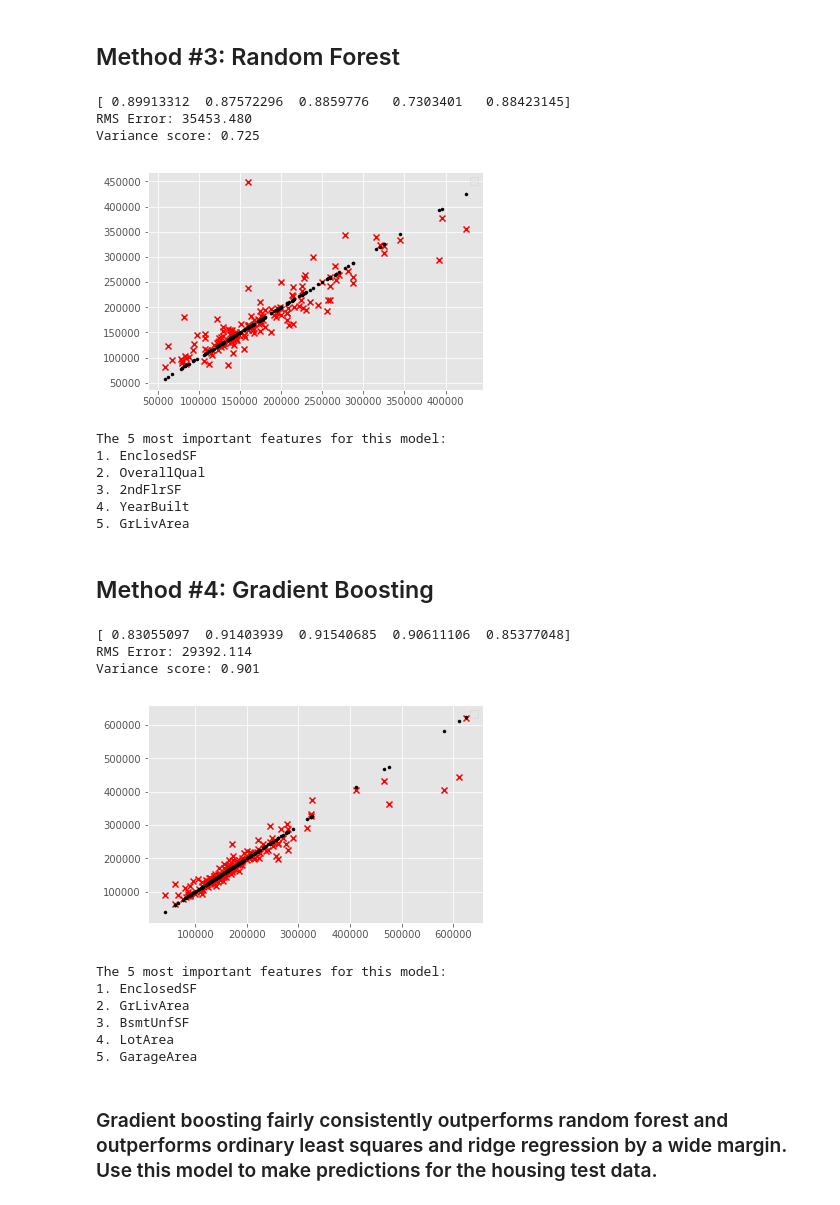
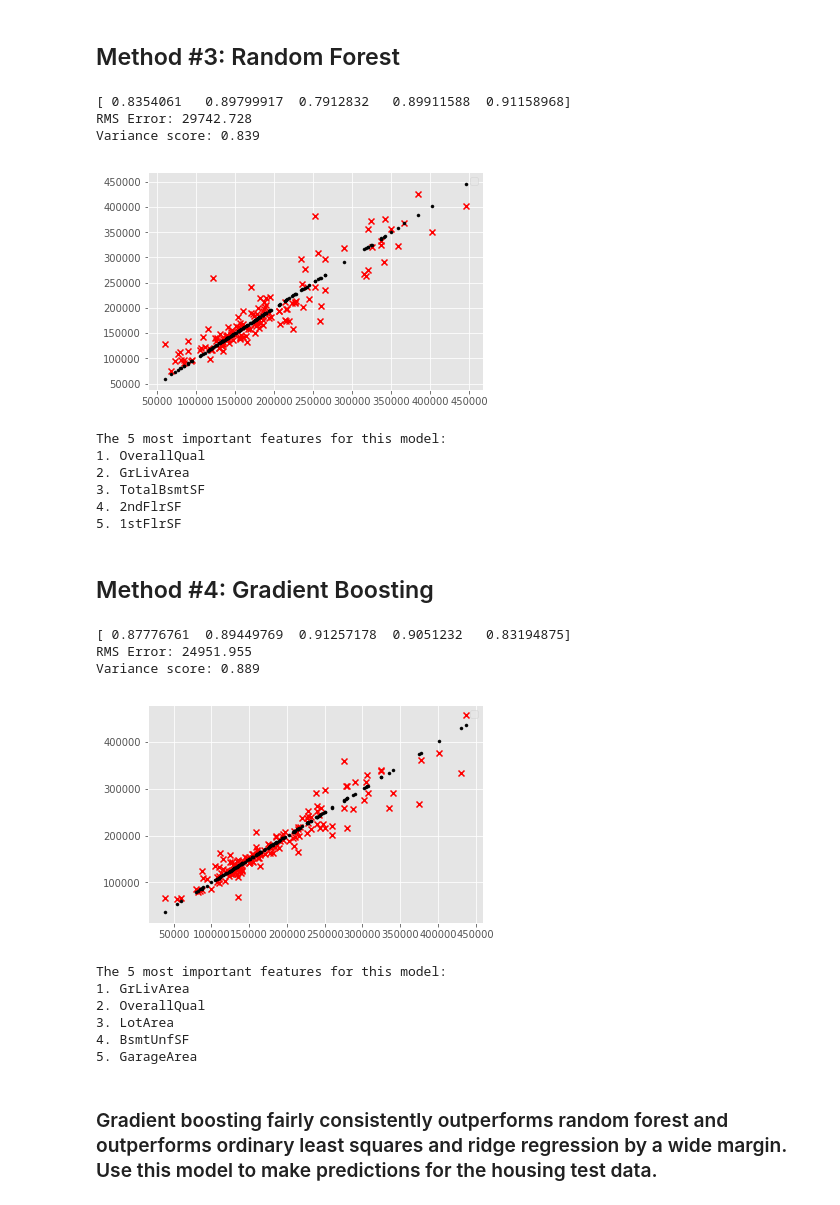
Before and after one commit to darrylgleason/Kaggle_House-Prices, a Jupyter notebook: House-Prices.ipynb, the cells around one changed output. Saved outputs shown, nothing was run; the diff lists cells and outputs as text; code cells hidden in the pictures.

Commit message:
Import and process testing data

```diff
--- a/House-Prices.ipynb
+++ b/House-Prices.ipynb
@@ -12,6 +18,12 @@ from IPython.core.interactiveshell import InteractiveShell
 from math import sqrt
 from sklearn.ensemble import RandomForestRegressor
 from sklearn.ensemble import GradientBoostingRegressor
+
+# Setting save_predicted_data to True
+# will cause the notebook to save data
+# in one of the last commands to the
+# path specified by MY_PREDICTED_DATA_PATH.
+save_predicted_data = False
 
 # As expected, setting print_all_output
 # to True will cause each evaluation in a
@@ -29,8 +41,13 @@ InteractiveShell.ast_node_interactivity = 'all' if print_all_output else 'last_e
 # from the original housing data. This makes
 # it simpler to include/exclude this extra
 # data and determine whether it helps
-# improve the models.
-engineer_features = True
+# improve the models. Note: if this is
+# set to true, then these same engineered
+# features must be provided/added to the
+# test data so that the prediction model has
+# the same number of input features for both
+# the training and testing data.
+engineer_features = False
 
 # Setting randomize_seeding to True will
 # randomize various operations throughout
@@ -261,11 +295,18 @@ replace_with_normal(x_train, 'LotFrontage', MAGIC_SEED)
 # a normal distribution doesn't describe this data
 # set very well. In this case, just replace NaNs
 # with the median.
-x_train.loc[:,'MasVnrArea'] = preprocessing.Imputer(strategy='mean').fit_transform(df['MasVnrArea'].values.reshape(-1,1))
+x_train.loc[:,'MasVnrArea'] = preprocessing.Imputer(strategy='median').fit_transform(df['MasVnrArea'].values.reshape(-1,1))
 # %%
-# Convert all categorical NaNs to None
-# so that label encoding can convert the
-# remaining categorical data to ints.
+# According to data_description.txt,
+# NaNs for the 16 categorical features
+# shown (except 'Electrical') indicate
+# "None". Therefore, find the most common
+# 'Electrical' label and replace its
+# single NaN value with this common label.
+# Then, convert all remaining categorical NaNs
+# to None so that label encoding can convert
+# the remaining categorical data to ints.
+x_train.loc[x_train['Electrical'].isnull() , 'Electrical'] = most_common_label(x_train, 'Electrical')
 for col in x_train.select_dtypes(include=['object']).columns:
     x_train.loc[x_train[col].isnull(), col] = 'None'
 le = preprocessing.LabelEncoder()
@@ -356,37 +397,40 @@ evaluate_model(x_train, y_train, model)
 # List the most important features for this model.
 most_important_features(x_train, model.feature_importances_, 5)
 # %% [output]
-[ 0.89913312  0.87572296  0.8859776   0.7303401   0.88423145]
-RMS Error: 35453.480
-Variance score: 0.725
+[ 0.8354061   0.89799917  0.7912832   0.89911588  0.91158968]
+RMS Error: 29742.728
+Variance score: 0.839
-[figure, old version]
+[figure, new version]
 The 5 most important features for this model:
-1. EnclosedSF
-2. OverallQual
-3. 2ndFlrSF
-4. YearBuilt
-5. GrLivArea
+1. OverallQual
+2. GrLivArea
+3. TotalBsmtSF
+4. 2ndFlrSF
+5. 1stFlrSF
 # %% [markdown]
 ## Method #4: Gradient Boosting
 # %%
 # Create and evaluate the model on the training data.
 # The hyperparameter were chosen by trial.
 # This cell should take about 10 s to evaluate.
 model = GradientBoostingRegressor(n_estimators=300, learning_rate=0.075, subsample=0.90, random_state=MAGIC_SEED)
 evaluate_model(x_train, y_train, model)
 
 # List the most important features for this model.
 most_important_features(x_train, model.feature_importances_, 5)
+
+# Save the model for later usage.
+prediction_model = model
 # %% [output]
-[ 0.83055097  0.91403939  0.91540685  0.90611106  0.85377048]
-RMS Error: 29392.114
-Variance score: 0.901
+[ 0.87776761  0.89449769  0.91257178  0.9051232   0.83194875]
+RMS Error: 24951.955
+Variance score: 0.889
-[figure, old version]
+[figure, new version]
 The 5 most important features for this model:
-1. EnclosedSF
-2. GrLivArea
-3. BsmtUnfSF
-4. LotArea
+1. GrLivArea
+2. OverallQual
+3. LotArea
+4. BsmtUnfSF
 5. GarageArea
 # %% [markdown]
 ### Gradient boosting fairly consistently outperforms random forest and outperforms ordinary least squares and ridge regression by a wide margin. Use this model to make predictions for the housing test data.
```
Also changed, not shown: parts of 22 cells of this notebook.
